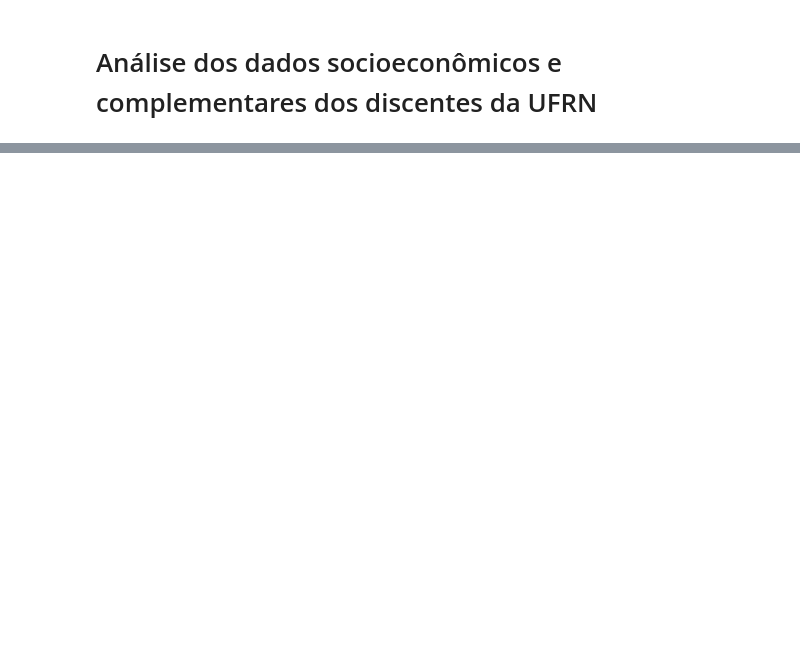
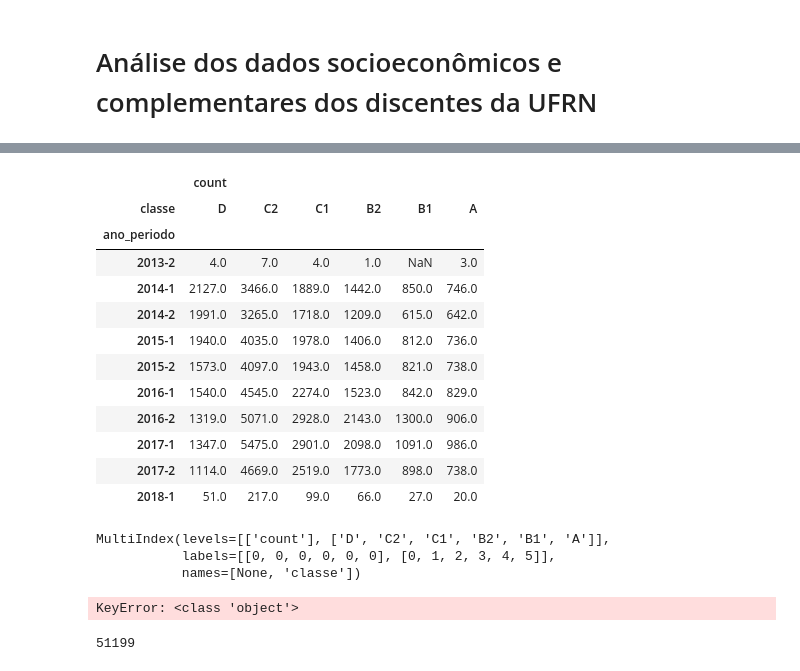
Before and after one commit to alvarofpp/imd0511-discentes, a Jupyter notebook: main.ipynb, the cells around one changed output, grey strips where cells are left out. Drawn from its saved outputs; the diff is of its cells as text; code cells hidden in the pictures; blank space fills up the shorter version.

Commit message:
Tentando mostrar as classes sociais

```diff
--- a/main.ipynb
+++ b/main.ipynb
@@ -7,10 +12,4 @@ from os import listdir
 # %%
-# Arquivos da pasta de datasets
-files = listdir('data')
-
-# Filtro aplicado, lista de arquivos que satisfazem o regex
-files_filter = list(filter(re.compile(r'dados-socio-economicos-20[0-9]{2}').search, files))
-
 def make_df(filenames):
     '''Pega uma lista de arquivos e retorna um único dataframe gerado.'''
     # Lista de dataframes
@@ -18,8 +17,14 @@ def make_df(filenames):
     # Concatena todos os dataframes em um só
     return pd.concat(dfs, ignore_index=True)
 
+# Arquivos da pasta de datasets
+files = listdir('data')
+
+# Filtro aplicado, lista de arquivos que satisfazem o regex
+files_filter = list(filter(re.compile(r'dados-socio-economicos-20[0-9]{2}').search, files))
+
 # Variável com os dataframes que iremos usar
 dfs = {
     'socioeconomicos': make_df(files_filter),
-    'complementares': pd.read_csv('data/cursos-ufrn.csv', sep=';'),
+    'complementares': pd.read_csv('data/dados-pessoais-discentes', sep=';'),
 }
@@ -27,0 +59,13 @@ FileNotFoundError: File b'data/cursos-ufrn.csv' does not exist
+# %%
+# Limites de renda
+bins = [0, 768, 1625, 2705, 4852, 9254, dfs['socioeconomicos']['renda'].max()]
+# Criamos a coluna classe
+dfs['socioeconomicos']['classe'] = pd.cut(
+    dfs['socioeconomicos']['renda'], bins,
+    labels=["D", "C2", "C1", "B2", "B1", "A"],
+    include_lowest=True
+)
+# Ano periodo
+dfs['socioeconomicos']['ano_periodo'] = dfs['socioeconomicos'].ano.astype(str).str.cat(
+    dfs['socioeconomicos'].periodo.astype(str), sep='-'
+)
@@ -27,0 +81,46 @@ FileNotFoundError: File b'data/cursos-ufrn.csv' does not exist
+# %%
+graph_classe = dfs['socioeconomicos'].groupby(['ano', 'periodo', 'classe'])['id_discente'].count()
+#.plot(kind='line', ax=ax)
+
+# Organizando dados para exibir gráficos
+graph_classe = dfs['socioeconomicos'].filter(items=['ano_periodo', 'classe', 'id_discente'])
+graph_classe = graph_classe.rename(index=str,columns={'id_discente':'count'})
+graph_classe = graph_classe.pivot_table(index='ano_periodo', columns='classe', aggfunc='count')
+# %%
+graph_classe
+# %% [output]
+|  | count |  |  |  |  |  |
+| classe | D | C2 | C1 | B2 | B1 | A |
+| ano_periodo |  |  |  |  |  |  |
+| 2013-2 | 4.0 | 7.0 | 4.0 | 1.0 | NaN | 3.0 |
+| 2014-1 | 2127.0 | 3466.0 | 1889.0 | 1442.0 | 850.0 | 746.0 |
+| 2014-2 | 1991.0 | 3265.0 | 1718.0 | 1209.0 | 615.0 | 642.0 |
+| 2015-1 | 1940.0 | 4035.0 | 1978.0 | 1406.0 | 812.0 | 736.0 |
+| 2015-2 | 1573.0 | 4097.0 | 1943.0 | 1458.0 | 821.0 | 738.0 |
+| 2016-1 | 1540.0 | 4545.0 | 2274.0 | 1523.0 | 842.0 | 829.0 |
+| 2016-2 | 1319.0 | 5071.0 | 2928.0 | 2143.0 | 1300.0 | 906.0 |
+| 2017-1 | 1347.0 | 5475.0 | 2901.0 | 2098.0 | 1091.0 | 986.0 |
+| 2017-2 | 1114.0 | 4669.0 | 2519.0 | 1773.0 | 898.0 | 738.0 |
+| 2018-1 | 51.0 | 217.0 | 99.0 | 66.0 | 27.0 | 20.0 |
+# %%
+graph_classe.columns
+# %% [output]
+MultiIndex(levels=[['count'], ['D', 'C2', 'C1', 'B2', 'B1', 'A']],
+           labels=[[0, 0, 0, 0, 0, 0], [0, 1, 2, 3, 4, 5]],
+           names=[None, 'classe'])
+# %%
+graph_classe[None]
+# graph_classe.drop(['2013-2', '2018-1'], axis=1)
+# %% [output]
+KeyError: <class 'object'>
+# %%
+# Limpa os dados de 2013-2 e 2018-1
+
+# Dados dos gráficos
+fig, ax = plt.subplots(figsize=(15,8))
+plt.title("Classe social dos alunos por período")
+
+# Exibir gráficos
+graph_classe['count'].plot(kind='line', ax=ax)
+# %% [output]
+51199
```
Also changed, not shown: parts of 10 cells of this notebook.
